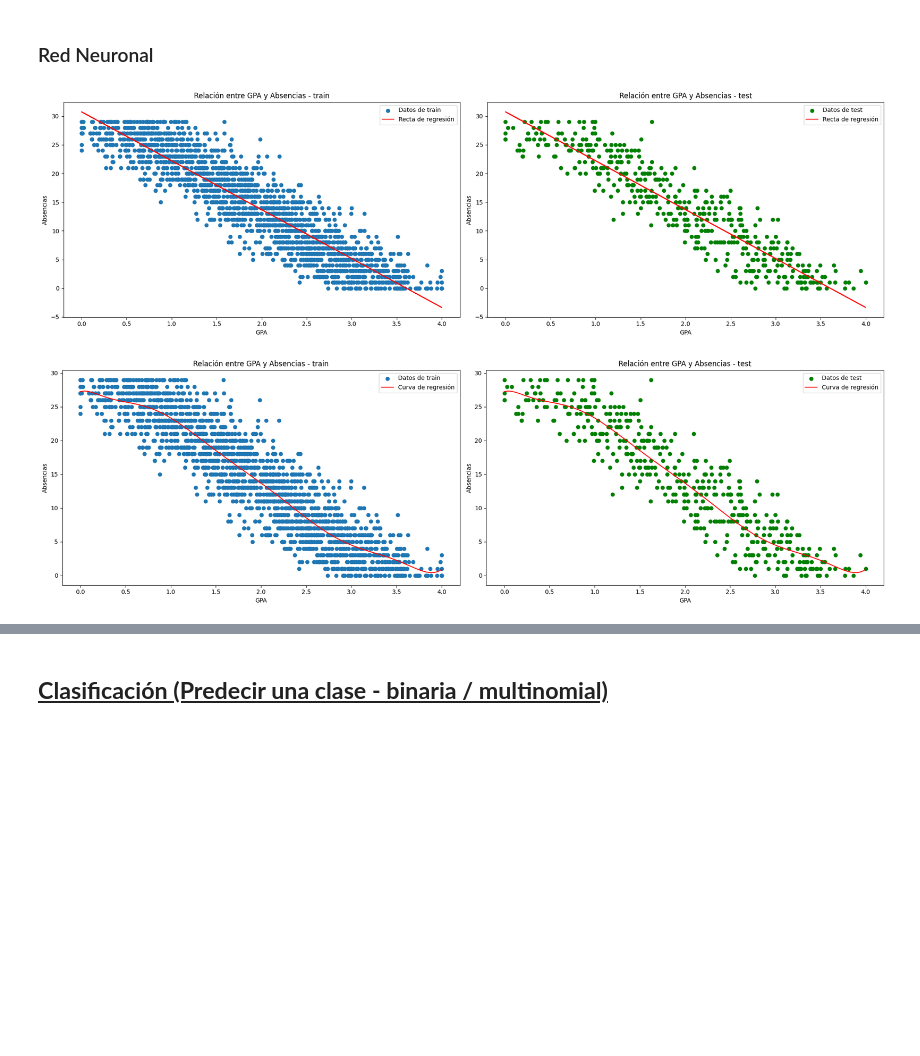
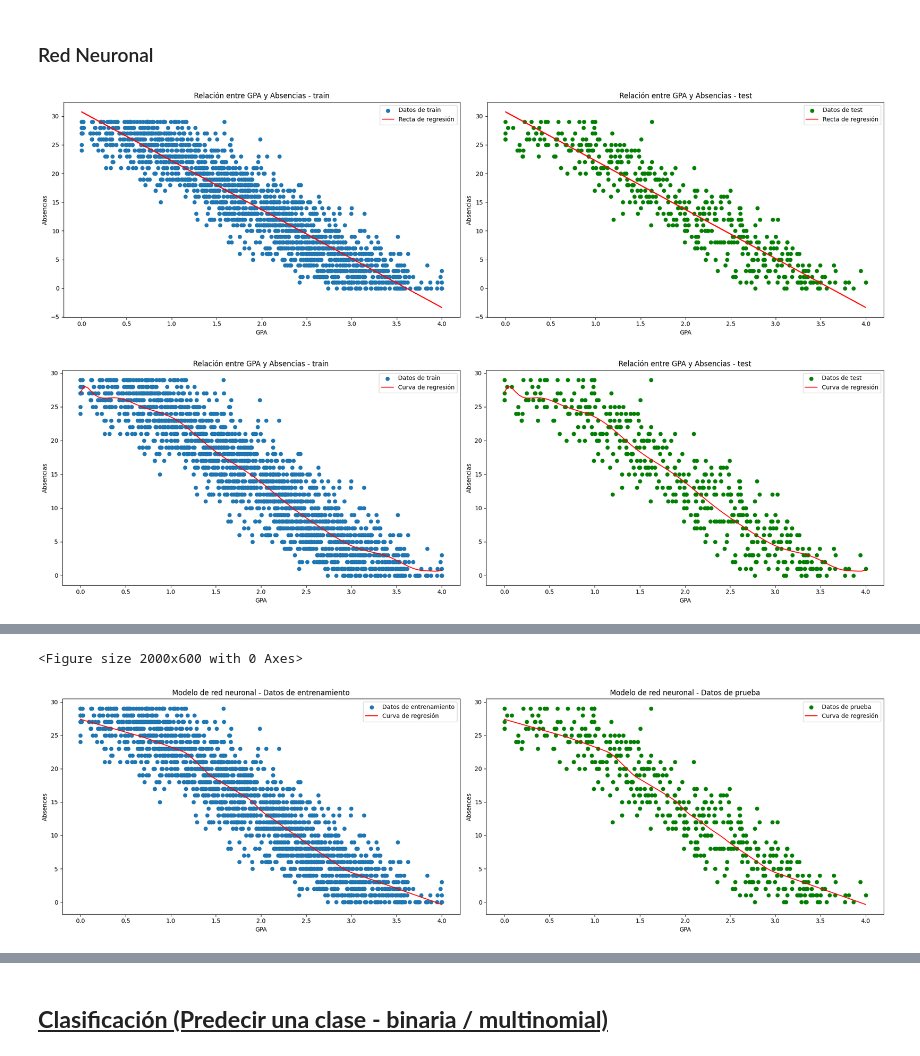
Before and after one commit to MoltenDevLabs/project-4-data-analysis-end-to-end-es, a Jupyter notebook: machine_learning.ipynb, the cells around one changed output, grey strips where cells are left out. Drawn from its saved outputs; the diff is of its cells as text; code cells hidden in the pictures; blank space fills up the shorter version.

```diff
--- a/machine_learning.ipynb
+++ b/machine_learning.ipynb
@@ -299,7 +337,7 @@ X_train, X_test, y_train, y_test = train_test_split(x.values.reshape(-1, 1), y.v
 
 models = {'Regresión Lineal': regresion_lineal(X_train, X_test, y_train, y_test, x_n, y_n),
               'Regresión Polinomica': regresion_polinomica(X_train, X_test, y_train, y_test, x_n, y_n),
-              #'Regresión Neuronal': regresion_neuronal(x, y, x_n, y_n),
+              'Regresión Neuronal': regresion_neuronal(x, y, x_n, y_n),
 }
 
 comparison = compare_models(models)
@@ -309,3 +351,5 @@ comparison = compare_models(models)
+<Figure size 2000x600 with 0 Axes>
+[figure, added]
 # %%
 comparison
 # %% [output]
```
Also changed, not shown: parts of 6 cells of this notebook.
